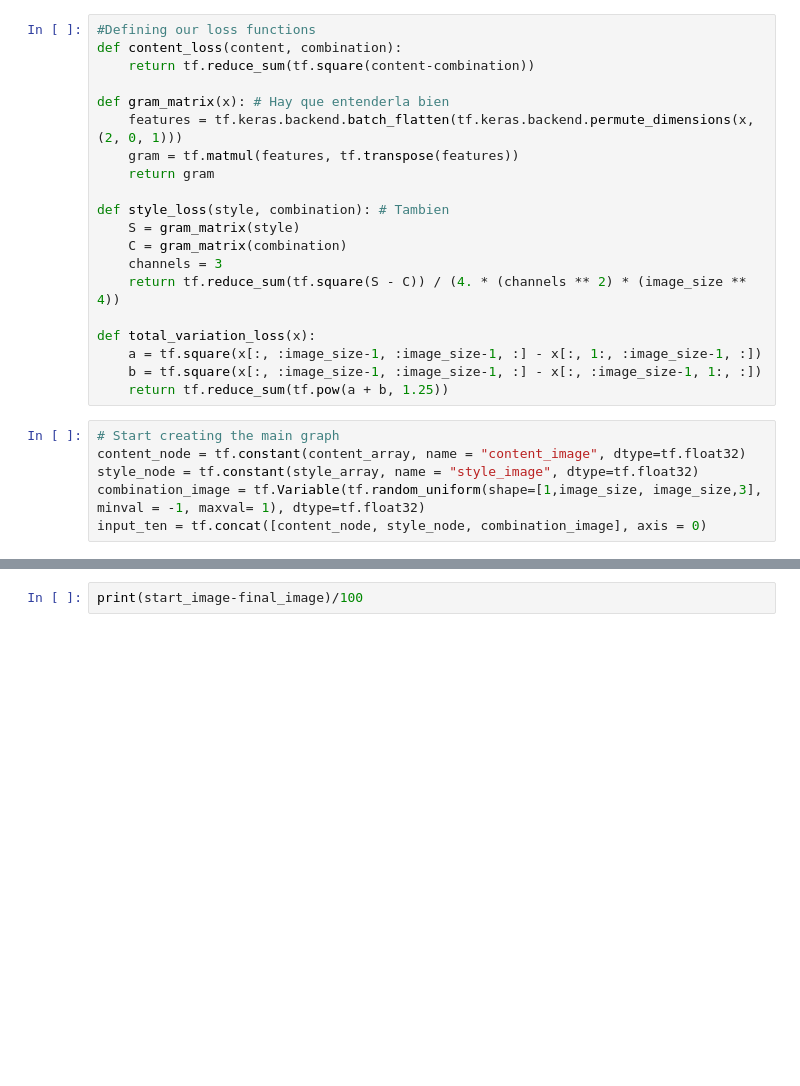
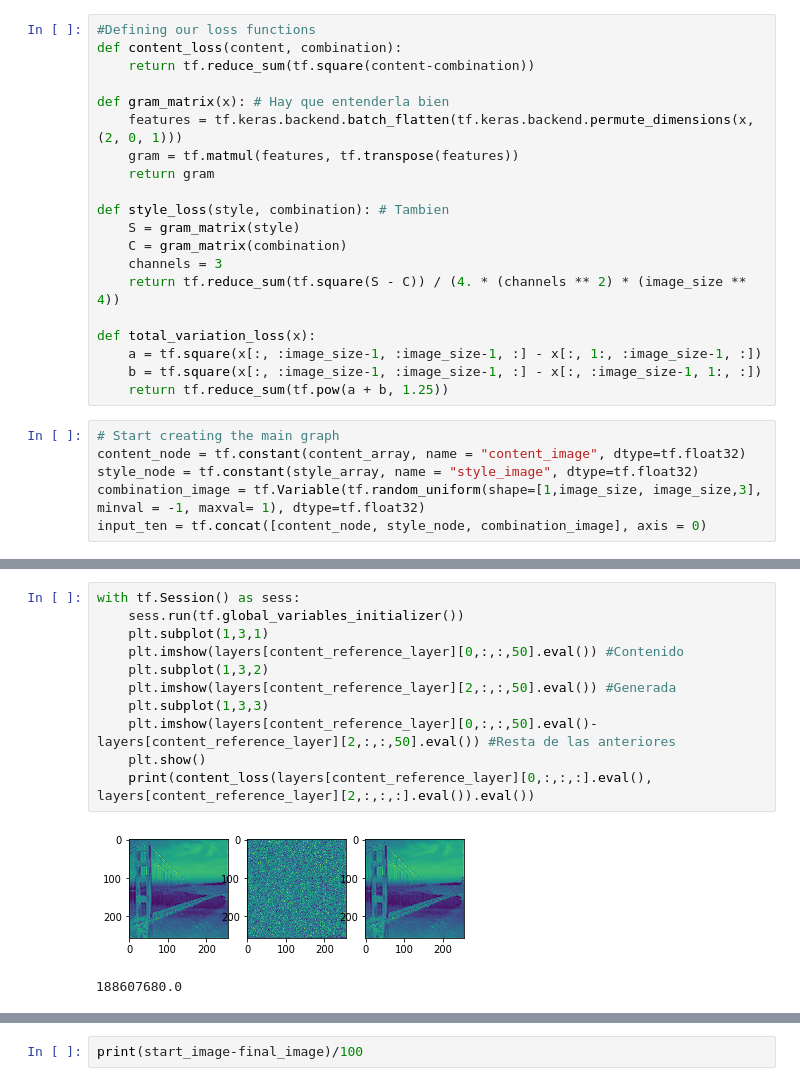
Before and after one commit to mariaicarrasco/style_transfer_2018, a Jupyter notebook: Style transfer methods-Copy1.ipynb, the cells around one changed output, grey strips where cells are left out. Cells and saved outputs as stored; diff of their text form; blank space fills up the shorter version.

```diff
--- a/Style transfer methods-Copy1.ipynb
+++ b/Style transfer methods-Copy1.ipynb
@@ -111,0 +142,14 @@ loss = loss + total_variation_weight * total_variation_loss(combination_image)
+# %%
+with tf.Session() as sess:
+    sess.run(tf.global_variables_initializer())
+    plt.subplot(1,3,1)
+    plt.imshow(layers[content_reference_layer][0,:,:,50].eval()) #Contenido
+    plt.subplot(1,3,2)
+    plt.imshow(layers[content_reference_layer][2,:,:,50].eval()) #Generada
+    plt.subplot(1,3,3)
+    plt.imshow(layers[content_reference_layer][0,:,:,50].eval()-layers[content_reference_layer][2,:,:,50].eval()) #Resta de las anteriores
+    plt.show()
+    print(content_loss(layers[content_reference_layer][0,:,:,:].eval(), layers[content_reference_layer][2,:,:,:].eval()).eval())
+# %% [output]
+[figure, added]
+188607680.0
```
Also changed, not shown: parts of 9 cells of this notebook, 1 other file.
